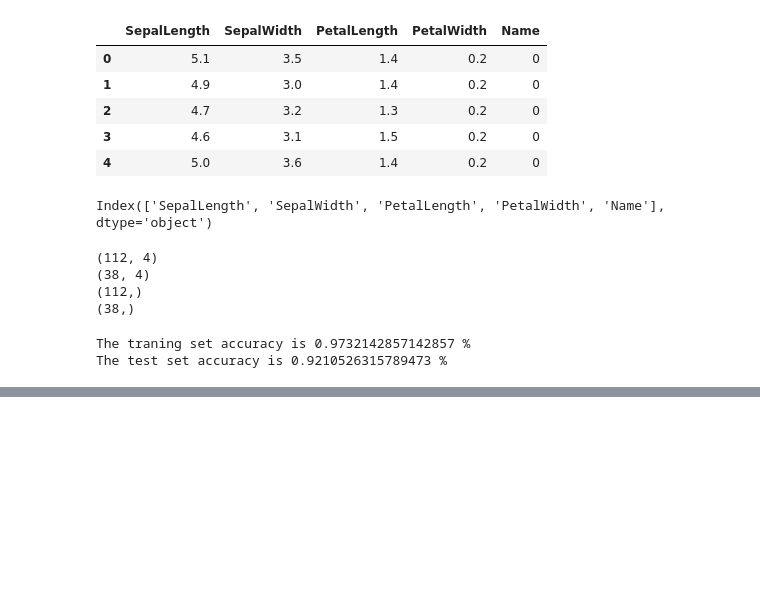
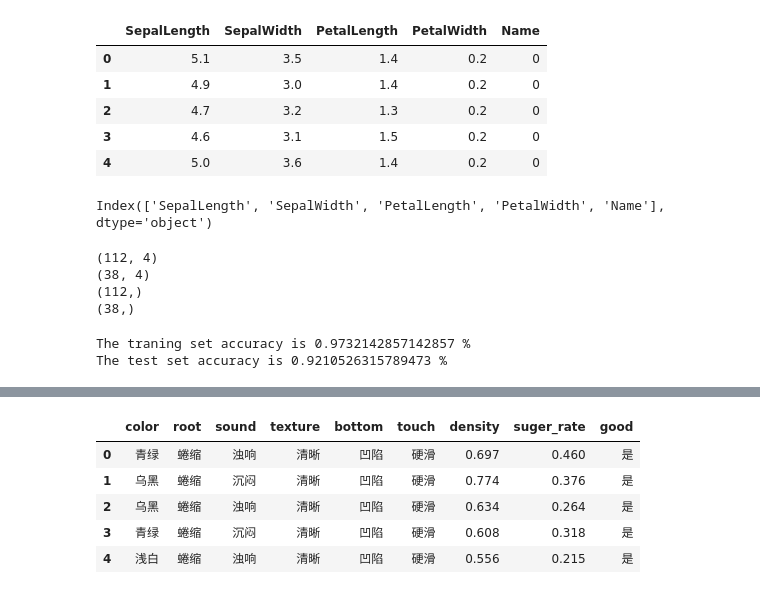
Before and after one commit to dangspin/My_ML, a Jupyter notebook: Naive_Bayes.ipynb, the cells around one changed output, grey strips where cells are left out. Cells and saved outputs as stored; diff of their text form; code cells hidden in the pictures; blank space fills up the shorter version.

```diff
--- a/Naive_Bayes.ipynb
+++ b/Naive_Bayes.ipynb
@@ -396,0 +424,11 @@ The test set accuracy is 0.9210526315789473 %
+# %%
+water.drop(water.columns[0],axis=1,inplace = True)
+# %%
+water.head()
+# %% [output]
+|  | color | root | sound | texture | bottom | touch | density | suger_rate | good |
+| 0 | 青绿 | 蜷缩 | 浊响 | 清晰 | 凹陷 | 硬滑 | 0.697 | 0.460 | 是 |
+| 1 | 乌黑 | 蜷缩 | 沉闷 | 清晰 | 凹陷 | 硬滑 | 0.774 | 0.376 | 是 |
+| 2 | 乌黑 | 蜷缩 | 浊响 | 清晰 | 凹陷 | 硬滑 | 0.634 | 0.264 | 是 |
+| 3 | 青绿 | 蜷缩 | 沉闷 | 清晰 | 凹陷 | 硬滑 | 0.608 | 0.318 | 是 |
+| 4 | 浅白 | 蜷缩 | 浊响 | 清晰 | 凹陷 | 硬滑 | 0.556 | 0.215 | 是 |
```
Also changed, not shown: parts of 5 cells of this notebook.
